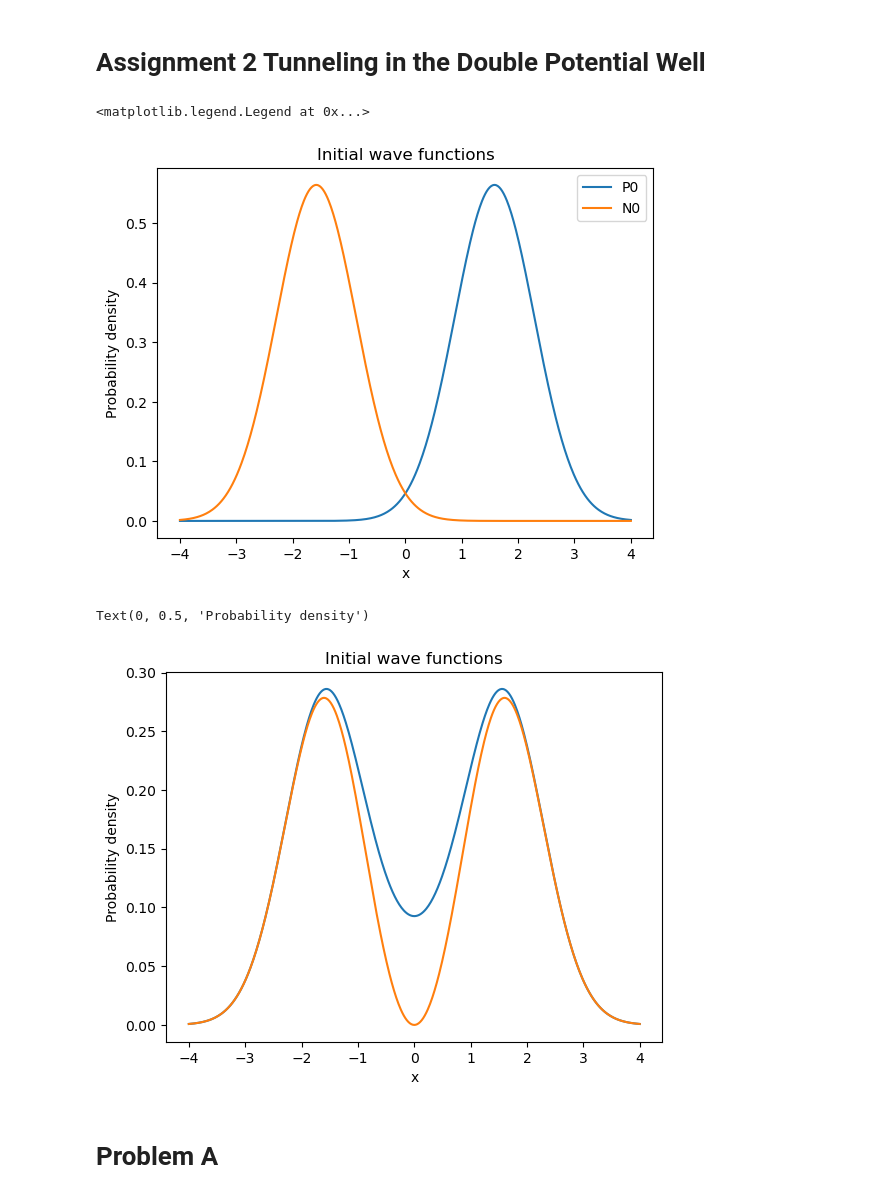
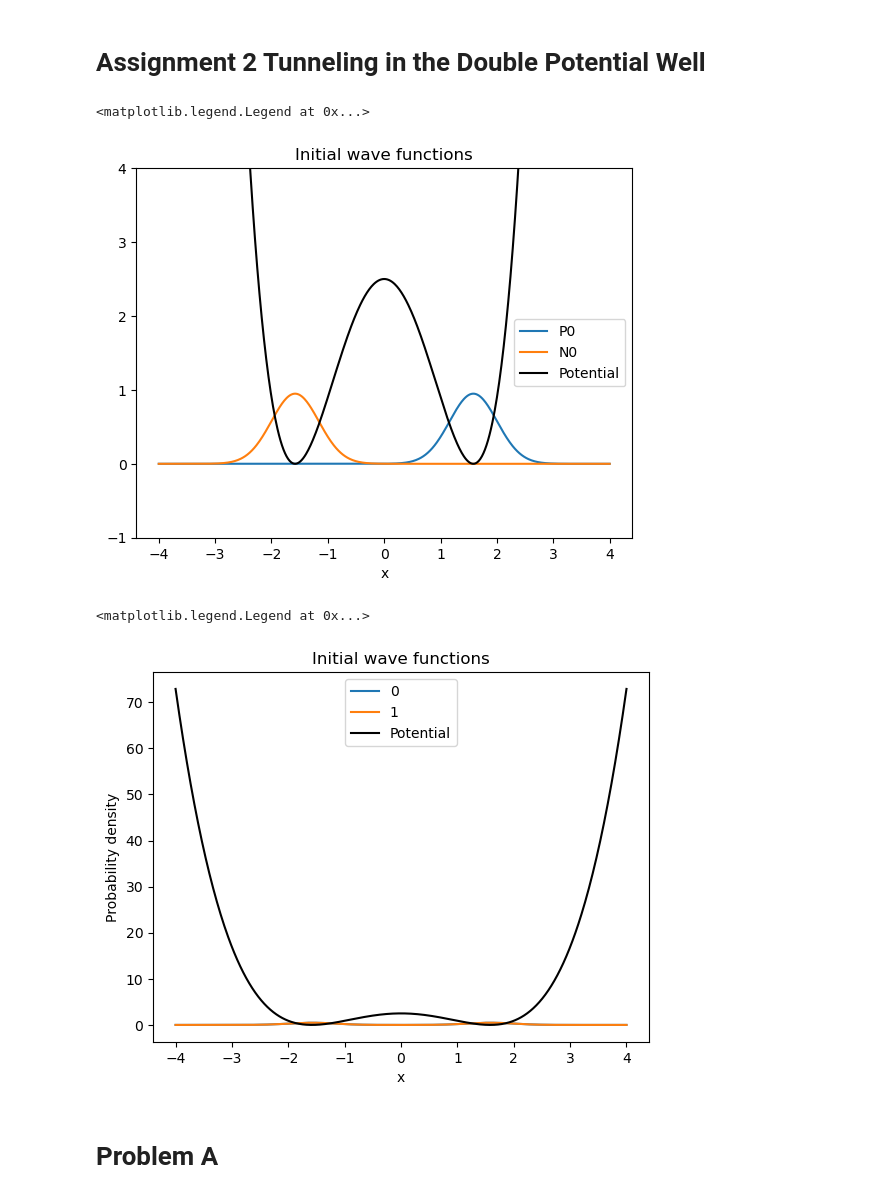
Before and after one commit to trevin-lee/ucsd_phys_142, a Jupyter notebook: Assignments/assignment_02/assignment_02.ipynb.ipynb, the cells around one changed output. Cells and saved outputs as stored; diff of their text form; code cells hidden in the pictures.

```diff
--- a/Assignments/assignment_02/assignment_02.ipynb.ipynb
+++ b/Assignments/assignment_02/assignment_02.ipynb.ipynb
@@ -9,7 +9,9 @@ import matplotlib.pyplot as plt
 ALPHA = 0.4
 N_D = 600
 EPSILON = (2 * np.pi) / 128
-MASS = H_BAR = OMEGA = 1
+MASS = H_BAR = 1
+X_MIN = np.sqrt(1 / ALPHA)
+OMEGA = np.sqrt(8 * ALPHA * X_MIN ** 2)
 # %%
 # Helper Functions
 
@@ -43,52 +45,61 @@ def plot_propagator_matrix(k):
     plt.tight_layout()
     plt.show()
 # %%
-X_MIN = np.sqrt(1 / ALPHA)
+def potential(x):
+    return -2*x**2 + ALPHA*x**4 + 1/ALPHA
 
 def phi_p (x, X_MIN):
     prefactor = (OMEGA / np.pi) ** (1/4)
     exponent = (-OMEGA/2) * (x - X_MIN) ** 2
     return prefactor * np.exp(exponent)
 
 def phi_n (x, X_MIN):
     prefactor = (OMEGA / np.pi) ** (1/4)
     exponent = (-OMEGA/2) * (x + X_MIN) ** 2
     return prefactor * np.exp(exponent)
 
 x_array = np.linspace(-4, 4, N_D + 1)
 delta_x = x_array[1] - x_array[0]
 
+potential_array = np.array(
+    [potential(x) for x in x_array],
+)
+
 phi_P0 = np.array(
     [phi_p(x, X_MIN) for x in x_array],
     dtype=np.complex128
 )
 
 phi_N0 = np.array(
     [phi_n(x, X_MIN) for x in x_array],
     dtype=np.complex128
 )
 
 plt.plot(x_array, np.abs(phi_P0) ** 2, label='P0')
 plt.plot(x_array, np.abs(phi_N0) ** 2, label='N0')
+plt.plot(x_array, potential_array, label='Potential', color = 'black')
+plt.ylim(-1, 4)
 plt.title('Initial wave functions')
 plt.xlabel('x')
-plt.ylabel('Probability density')
 plt.legend()
 # %% [output]
 <matplotlib.legend.Legend at 0x...>
-[figure, old version]
+[figure, new version]
 # %%
 phi_0 = (phi_P0 + phi_N0) / np.sqrt(2)
 phi_1 = (phi_P0 - phi_N0) / np.sqrt(2)
 
 plt.plot(x_array, np.abs(phi_0) ** 2, label='0')
 plt.plot(x_array, np.abs(phi_1) ** 2, label='1')
+plt.plot(x_array, potential_array, label='Potential', color = 'black')
+
 plt.title('Initial wave functions')
 plt.xlabel('x')
 plt.ylabel('Probability density')
+plt.legend()
 # %% [output]
-Text(0, 0.5, 'Probability density')
+<matplotlib.legend.Legend at 0x...>
-[figure, old version]
+[figure, new version]
 # %% [markdown]
 # Problem A
 # %%
```
Also changed, not shown: parts of 6 cells of this notebook, 3 other files.
